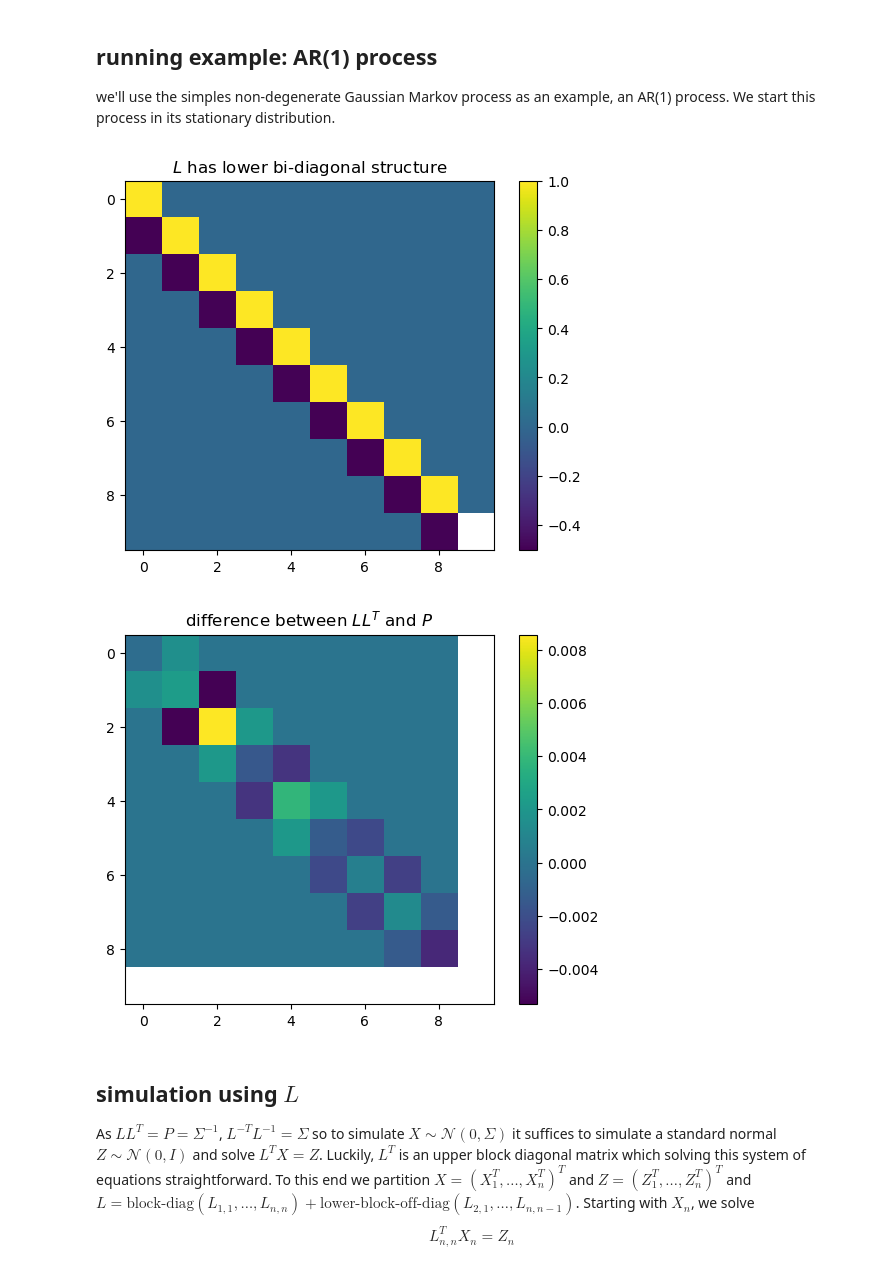
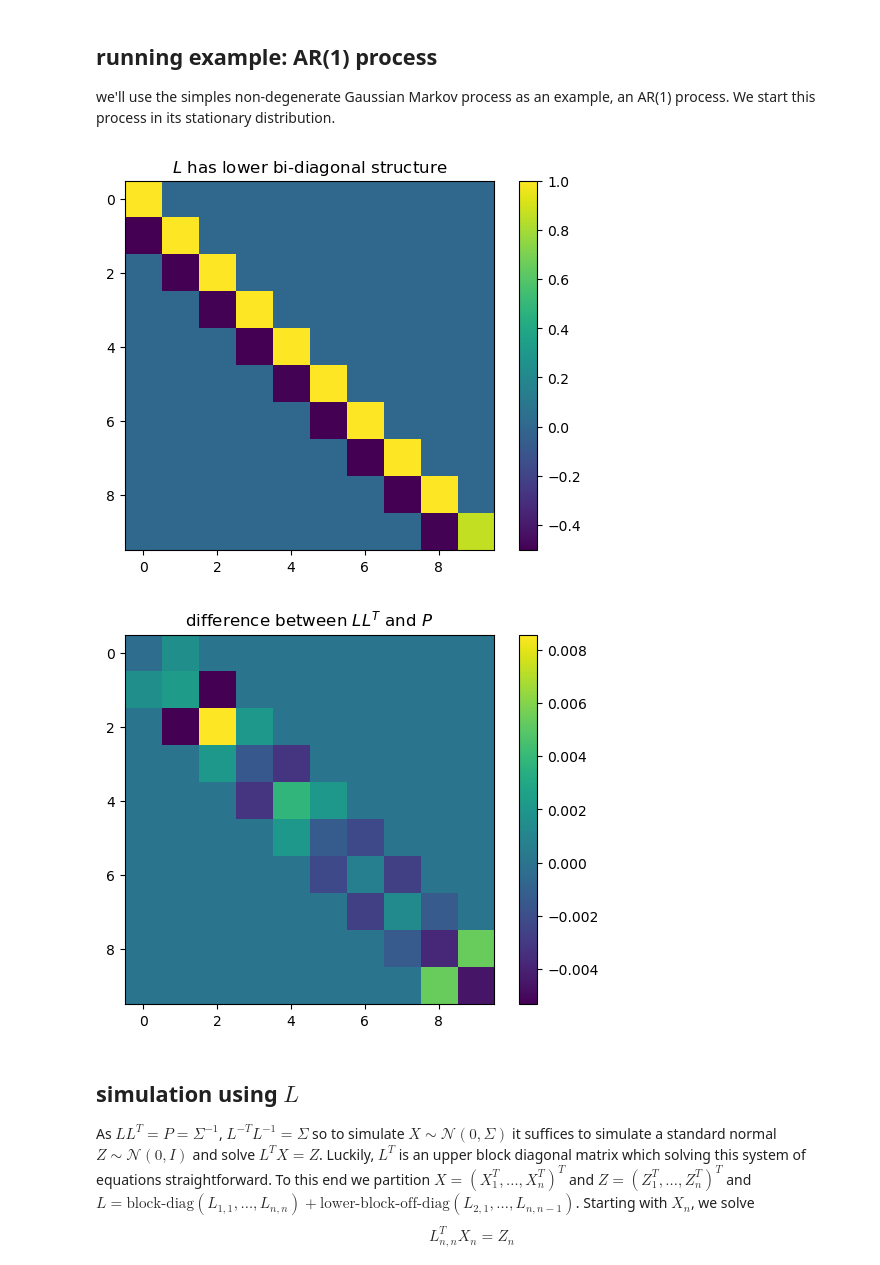
Before and after one commit to stefanheyder/isssm, a Jupyter notebook: nbs/45_cross_entropy_method.ipynb, the cells around one changed output. Saved outputs shown, nothing was run; the diff lists cells and outputs as text; code cells hidden in the pictures.

```diff
--- a/nbs/45_cross_entropy_method.ipynb
+++ b/nbs/45_cross_entropy_method.ipynb
@@ -109,7 +109,6 @@ def ce_cholesky_last(
 ) -> Float[Array, "m m"]:  # Cholesky factor
     """Calculate the Cholesky factor of $P$ corresponding to $X_n$."""
     _, m = x.shape
-    L = jnp.zeros((m, m))
     weights = weights / weights.sum()
 
     mean = jnp.sum(x * weights[:, None], axis=0)
@@ -141,7 +140,7 @@ def ce_cholesky_last(
 
     _, LT = scan(_iter, (0, cov), (jnp.eye(m),))
 
-    lam = jnp.sqrt(jnp.diag(L))
+    lam = jnp.sqrt(jnp.diag(LT))
     L = LT.T / lam[:, None]
     return L
 
@@ -181,25 +180,25 @@ cov = jnp.array([[
 ] for i in range(n)])
 # %%
 N = 100000
-samples = MVN(jnp.zeros(n), cov).sample((N,), seed=jrn.PRNGKey(5324523423))[...,None]
-weights = jnp.ones(N)
-samples.shape
+initial_samples = MVN(jnp.zeros(n), cov).sample((N,), seed=jrn.PRNGKey(5324523423))[...,None]
+initial_weights = jnp.ones(N)
+initial_samples.shape
 
-diag, off_diag = cholesky_components(samples, weights)
+diag, off_diag = cholesky_components(initial_samples, initial_weights)
 P = jnp.linalg.inv(cov)
 L = jnp.diag(jnp.concatenate(diag)[:,0]) + jnp.diag(jnp.concatenate(off_diag)[:,0], -1)
 plt.title("$L$ has lower bi-diagonal structure")
 plt.imshow(L)
 plt.colorbar()
 plt.show()
 # %% [output]
-[figure, old version]
+[figure, new version]
 # %%
 plt.title("difference between $L L^T$ and $P$")
 plt.imshow(L @ L.T - P)
 plt.colorbar()
 plt.show()
 # %% [output]
-[figure, old version]
+[figure, new version]
 # %%
 #| hide
```
Also changed, not shown: parts of 6 cells of this notebook, 2 other files.
